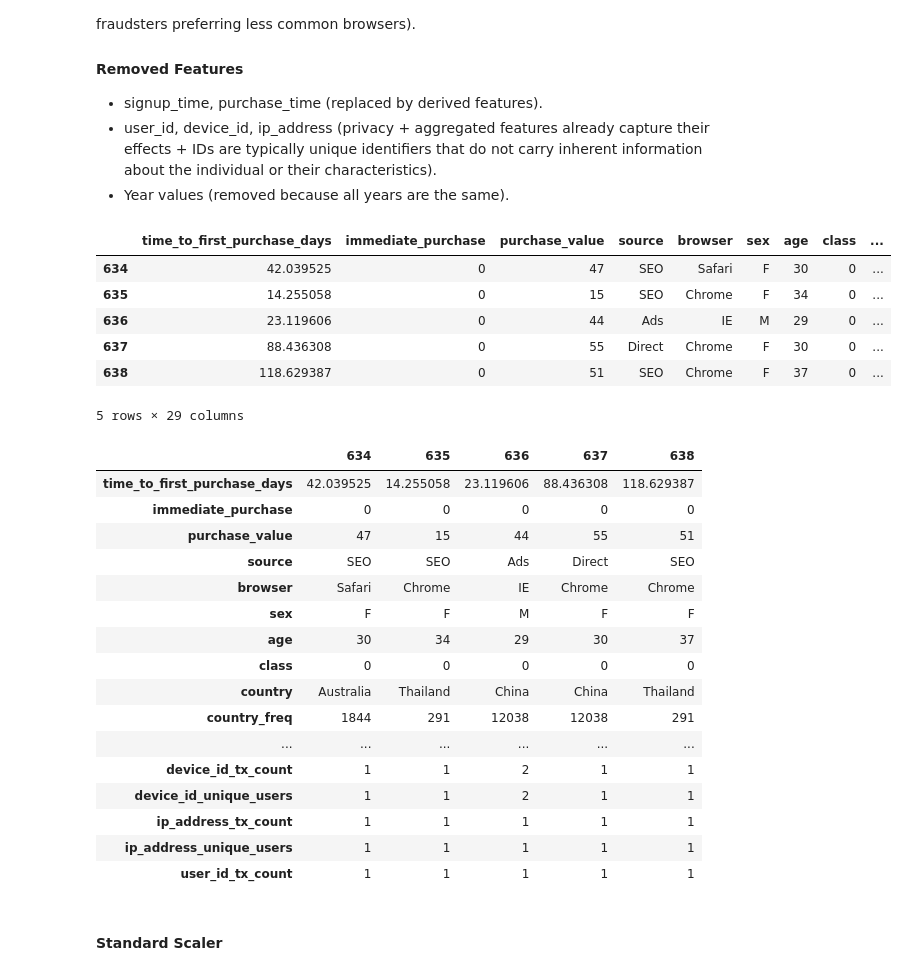
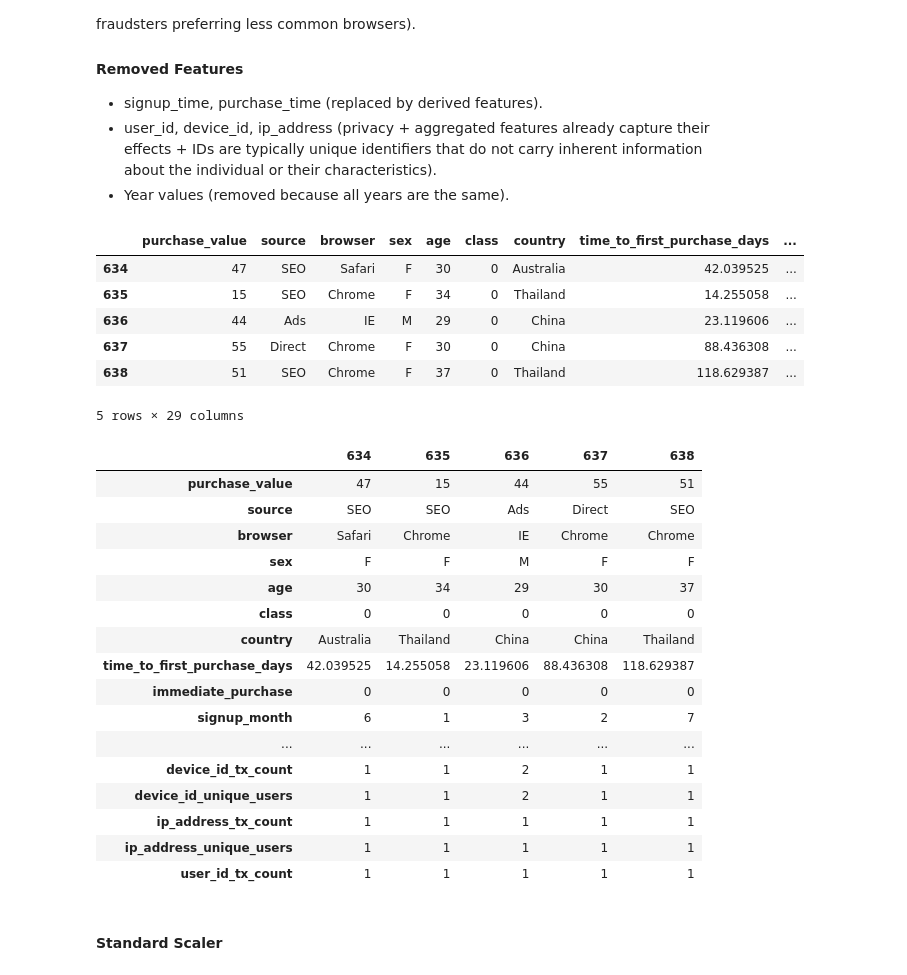
Before and after one commit to Heban-7/Fraud-Detection-Model, a Jupyter notebook: notebooks/data_preprocessing.ipynb, the cells around one changed output. Saved outputs shown, nothing was run; the diff lists cells and outputs as text; code cells hidden in the pictures.

```diff
--- a/notebooks/data_preprocessing.ipynb
+++ b/notebooks/data_preprocessing.ipynb
@@ -276,4 +274,4 @@ fraud_df.head()
 # %%
-merged_df = dp.merge_data(fraud_df, ip_address_df)
+merged_df = dp.merge_data(fraud_data_df, ip_address_df)
 merged_df.head()
 # %% [output]
@@ -378,22 +376,20 @@ Non-ordinal categories (e.g., browser type) may hide fraud patterns (e.g., fraud
 * Year values (removed because all years are the same).
 # %%
 # engineered data
-engineered_fraud_df = dp.feature_engineering(fraud_data_df, ip_address_df)
+engineered_fraud_df = dp.feature_engineering(merged_df)
 engineered_fraud_df.head()
 # %% [output]
-|  | time_to_first_purchase_days | immediate_purchase | purchase_value | source | browser | sex | age | class | ... |
-| 634 | 42.039525 | 0 | 47 | SEO | Safari | F | 30 | 0 | ... |
-| 635 | 14.255058 | 0 | 15 | SEO | Chrome | F | 34 | 0 | ... |
-| 636 | 23.119606 | 0 | 44 | Ads | IE | M | 29 | 0 | ... |
-| 637 | 88.436308 | 0 | 55 | Direct | Chrome | F | 30 | 0 | ... |
-| 638 | 118.629387 | 0 | 51 | SEO | Chrome | F | 37 | 0 | ... |
+|  | purchase_value | source | browser | sex | age | class | country | time_to_first_purchase_days | ... |
+| 634 | 47 | SEO | Safari | F | 30 | 0 | Australia | 42.039525 | ... |
+| 635 | 15 | SEO | Chrome | F | 34 | 0 | Thailand | 14.255058 | ... |
+| 636 | 44 | Ads | IE | M | 29 | 0 | China | 23.119606 | ... |
+| 637 | 55 | Direct | Chrome | F | 30 | 0 | China | 88.436308 | ... |
+| 638 | 51 | SEO | Chrome | F | 37 | 0 | Thailand | 118.629387 | ... |
 5 rows × 29 columns
 # %%
 engineered_fraud_df.head().T
 # %% [output]
 |  | 634 | 635 | 636 | 637 | 638 |
-| time_to_first_purchase_days | 42.039525 | 14.255058 | 23.119606 | 88.436308 | 118.629387 |
-| immediate_purchase | 0 | 0 | 0 | 0 | 0 |
 | purchase_value | 47 | 15 | 44 | 55 | 51 |
 | source | SEO | SEO | Ads | Direct | SEO |
 | browser | Safari | Chrome | IE | Chrome | Chrome |
@@ -401,7 +397,9 @@ engineered_fraud_df.head().T
 | age | 30 | 34 | 29 | 30 | 37 |
 | class | 0 | 0 | 0 | 0 | 0 |
 | country | Australia | Thailand | China | China | Thailand |
-| country_freq | 1844 | 291 | 12038 | 12038 | 291 |
+| time_to_first_purchase_days | 42.039525 | 14.255058 | 23.119606 | 88.436308 | 118.629387 |
+| immediate_purchase | 0 | 0 | 0 | 0 | 0 |
+| signup_month | 6 | 1 | 3 | 2 | 7 |
 | ... | ... | ... | ... | ... | ... |
 | device_id_tx_count | 1 | 1 | 2 | 1 | 1 |
 | device_id_unique_users | 1 | 1 | 2 | 1 | 1 |
```
Also changed, not shown: parts of 7 cells of this notebook, 10 other files.
